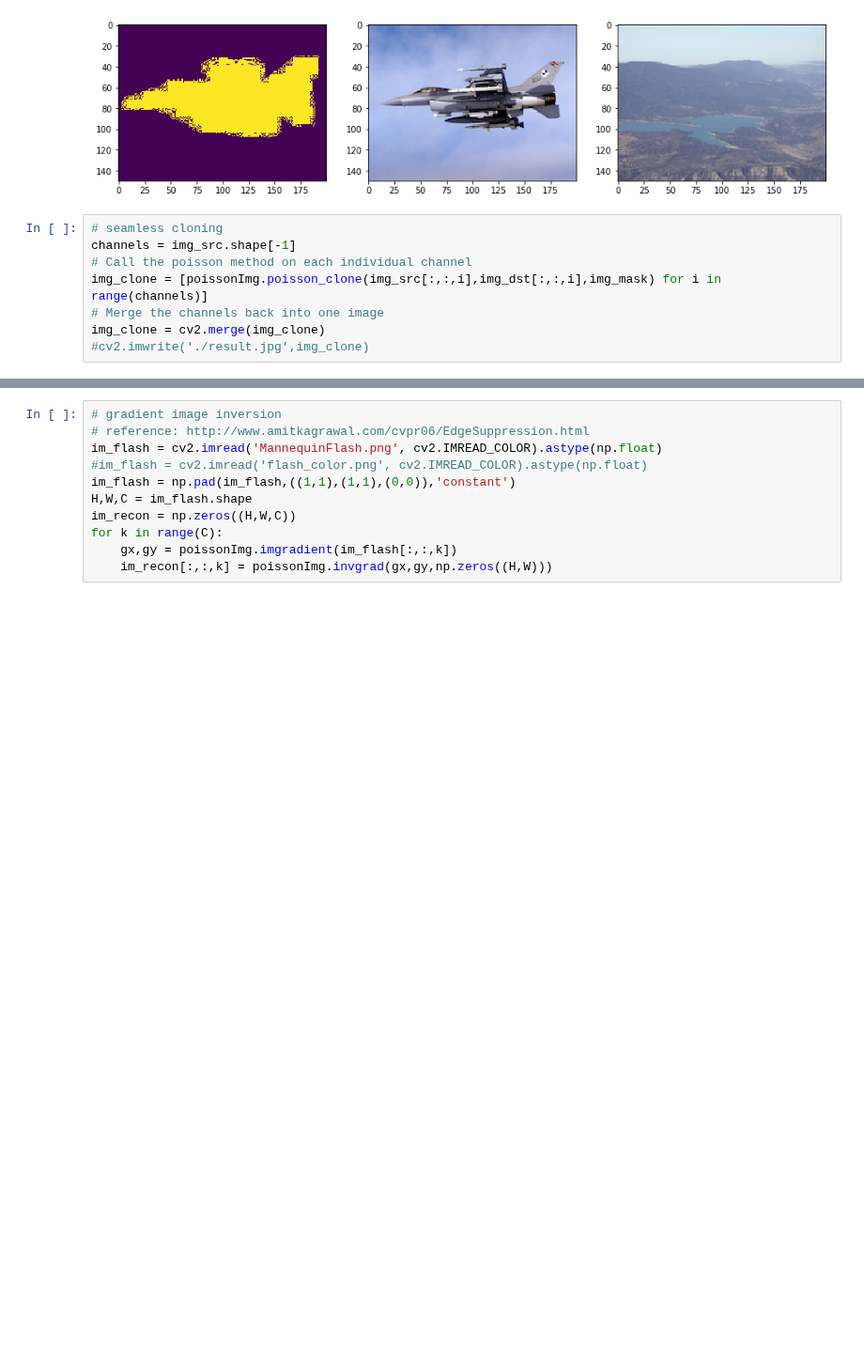
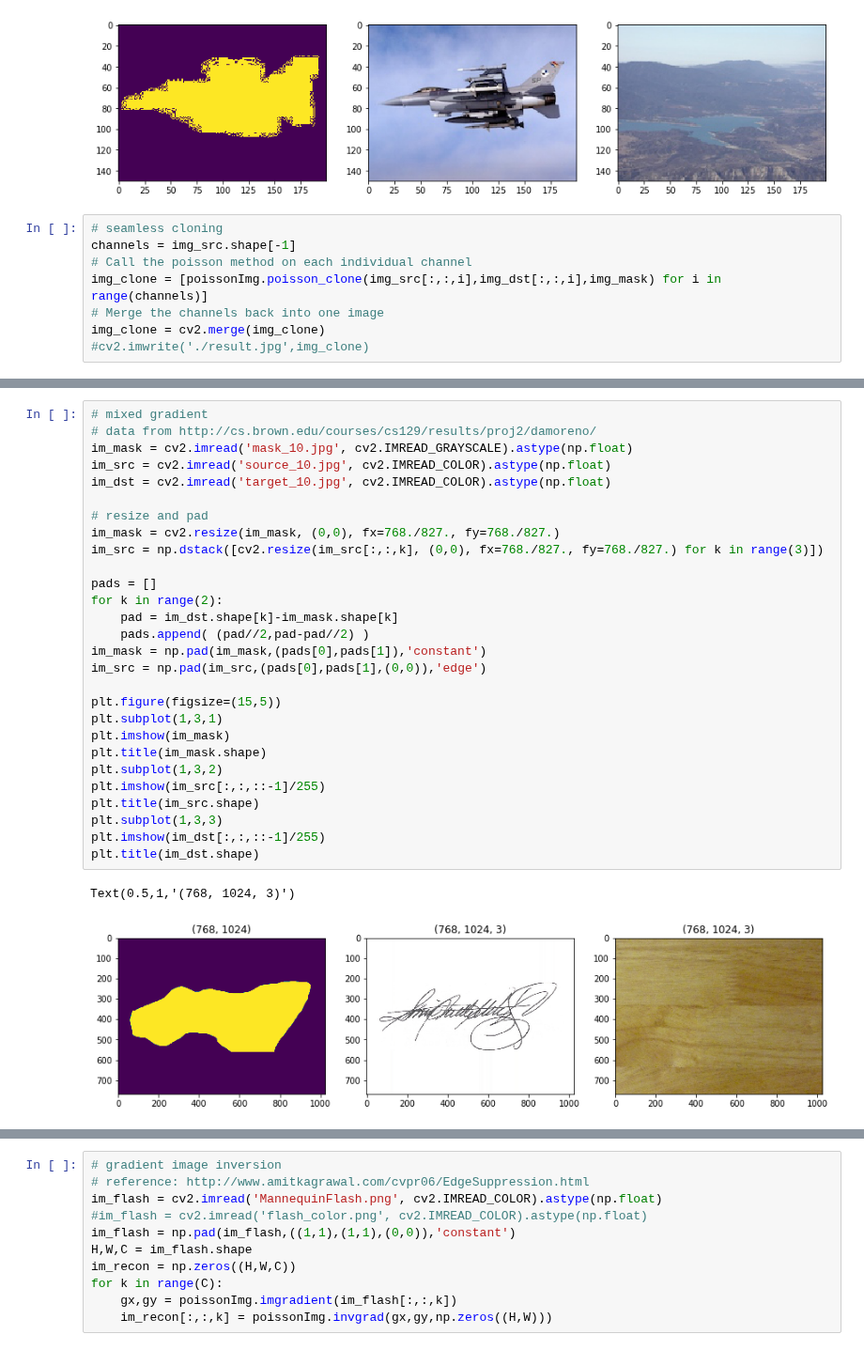
Before and after one commit to longle2718/fundaCS, a Jupyter notebook: poissonImg/poissonImg.ipynb, the cells around one changed output, grey strips where cells are left out. Shown at 94% size. Cells and saved outputs as stored; diff of their text form; blank space fills up the shorter version.

Commit message:
added an example of mixed gradient blending

```diff
--- a/poissonImg/poissonImg.ipynb
+++ b/poissonImg/poissonImg.ipynb
@@ -50,0 +48,31 @@ plt.imshow(img_clone)
+# %%
+# mixed gradient
+# data from http://cs.brown.edu/courses/cs129/results/proj2/damoreno/
+im_mask = cv2.imread('mask_10.jpg', cv2.IMREAD_GRAYSCALE).astype(np.float)
+im_src = cv2.imread('source_10.jpg', cv2.IMREAD_COLOR).astype(np.float)
+im_dst = cv2.imread('target_10.jpg', cv2.IMREAD_COLOR).astype(np.float)
+
+# resize and pad
+im_mask = cv2.resize(im_mask, (0,0), fx=768./827., fy=768./827.)
+im_src = np.dstack([cv2.resize(im_src[:,:,k], (0,0), fx=768./827., fy=768./827.) for k in range(3)])
+
+pads = []
+for k in range(2):
+    pad = im_dst.shape[k]-im_mask.shape[k]
+    pads.append( (pad//2,pad-pad//2) )
+im_mask = np.pad(im_mask,(pads[0],pads[1]),'constant')
+im_src = np.pad(im_src,(pads[0],pads[1],(0,0)),'edge')
+
+plt.figure(figsize=(15,5))
+plt.subplot(1,3,1)
+plt.imshow(im_mask)
+plt.title(im_mask.shape)
+plt.subplot(1,3,2)
+plt.imshow(im_src[:,:,::-1]/255)
+plt.title(im_src.shape)
+plt.subplot(1,3,3)
+plt.imshow(im_dst[:,:,::-1]/255)
+plt.title(im_dst.shape)
+# %% [output]
+Text(0.5,1,'(768, 1024, 3)')
+[figure, added]
```
Also changed, not shown: parts of 4 cells of this notebook, 3 other files.
